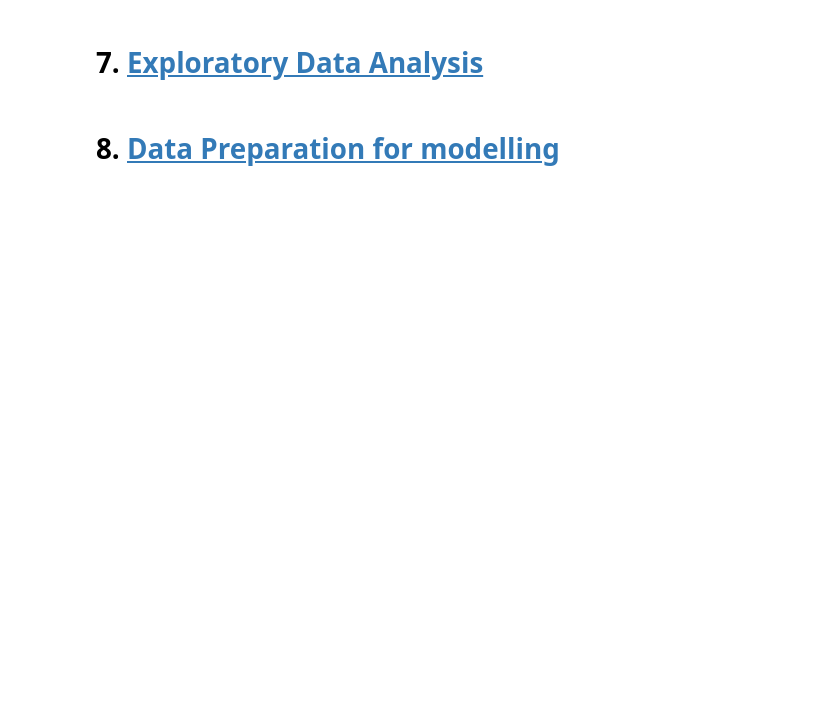
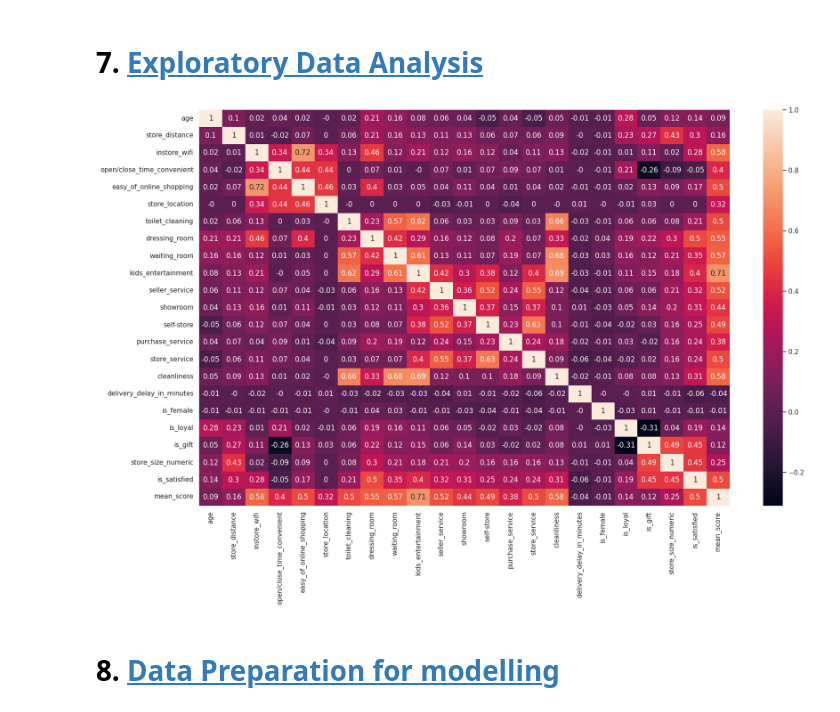
Before and after one commit to brunopiato/InStyleNPS, a Jupyter notebook: notebooks/HackDays.ipynb, the cells around one changed output. Cells and saved outputs as stored; diff of their text form; code cells hidden in the pictures; blank space fills up the shorter version.

```diff
--- a/notebooks/HackDays.ipynb
+++ b/notebooks/HackDays.ipynb
@@ -408,7 +457,7 @@ num_data
 # %% [markdown]
 # 5. <a id='toc5_'></a>[Feature Engineering and Hypothesis Creation](#toc0_)
 # %%
-df = num_data
+df = num_data.copy()
 # %%
 # df.to_csv('/home/bruno/repos/HackDays/data/train_numeric.csv', index=False)
 # df = pd.read_csv('/home/bruno/repos/HackDays/data/train_numeric.csv', low_memory=False)
@@ -667,0 +738,10 @@ df[['is_satisfied', 'age_category']].groupby('age_category').mean().reset_index(
+# %%
+selected_columns = ['age', 'store_distance', 'instore_wifi',
+       'open/close_time_convenient', 'easy_of_online_shopping',
+       'store_location', 'toilet_cleaning', 'dressing_room', 'waiting_room',
+       'kids_entertainment', 'seller_service', 'showroom', 'self-store',
+       'purchase_service', 'store_service', 'cleanliness', 'delivery_delay_in_minutes',
+       'is_female', 'is_loyal', 'is_gift', 'store_size_numeric', 'is_satisfied',
+       'mean_score']
+
+data_select = df[selected_columns]
@@ -668,4 +764,9 @@ df[['is_satisfied', 'age_category']].groupby('age_category').mean().reset_index(
 # %% [markdown]
 # 7. <a id='toc7_'></a>[Exploratory Data Analysis](#toc0_)
+# %%
+correlation = data_select.corr(method='pearson').round(2)
+sns.heatmap(correlation, annot=True);
+# %% [output]
+[figure, added]
 # %% [markdown]
 # 8. <a id='toc8_'></a>[Data Preparation for modelling](#toc0_)
```
Also changed, not shown: parts of 43 cells of this notebook, 1 other file.
